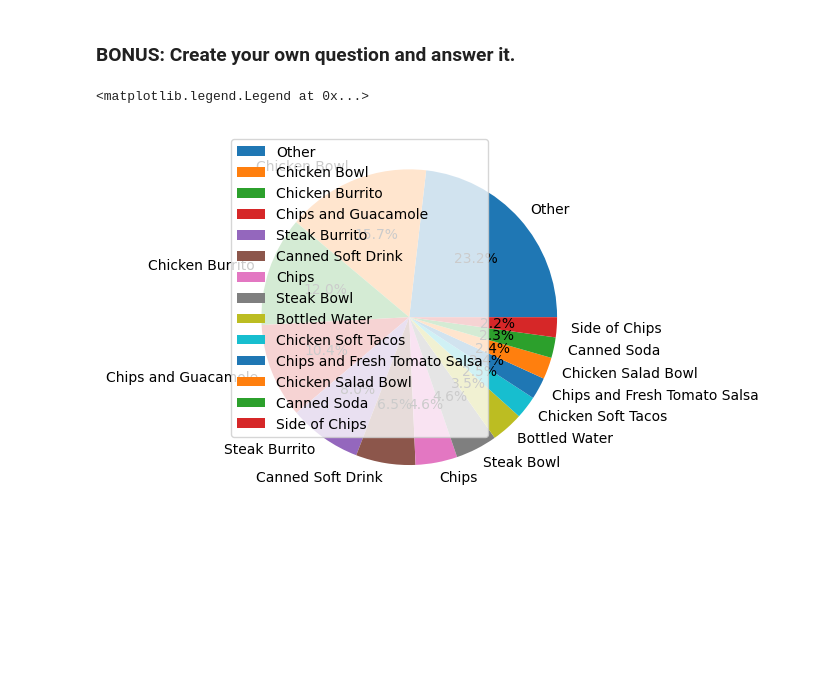
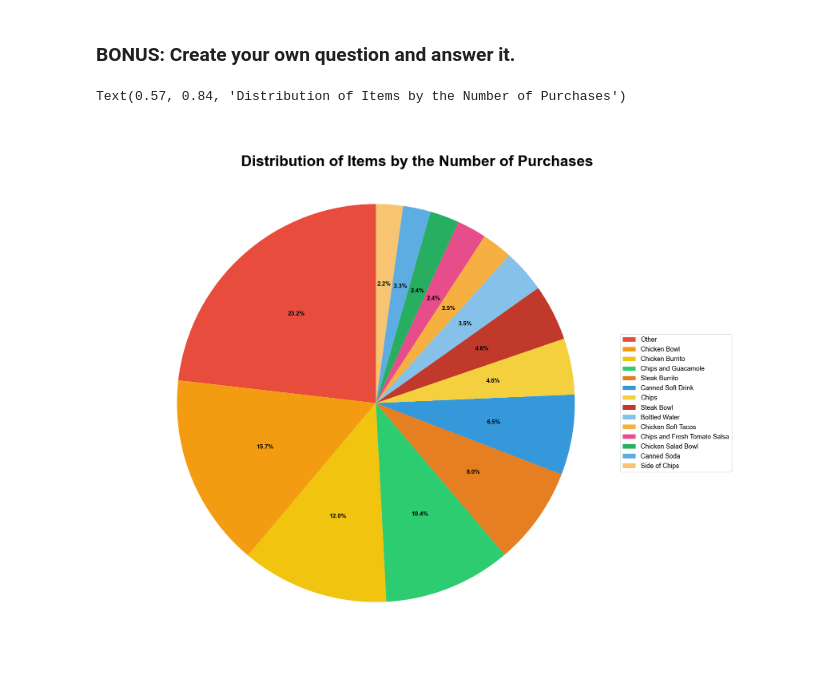
Before and after one commit to progen1tor/pandas-exercises-progress, a Jupyter notebook: 11_indexing/exercises.ipynb, the cells around one changed output. Drawn from its saved outputs; the diff is of its cells as text; code cells hidden in the pictures; blank space fills up the shorter version.

```diff
--- a/11_indexing/exercises.ipynb
+++ b/11_indexing/exercises.ipynb
@@ -41,23 +41,35 @@ called['order_sum'] = called.item_price * called.quantity
 # %%
 # let's find how many items of each type were purchased & build pie chart
 items = called.item_name.value_counts().to_frame().rename(columns={'count': 'bought'})
 
 # i wanna find all items that were bought less then 100 times & group them into one group called `other`
 less_100 = items['bought'] < 100
 less_100_total = items.loc[less_100].sum()
 items = items.loc[~(less_100)]
 items = pd.concat([
     items,
     pd.DataFrame([less_100_total.bought], index=['Other'], columns=['bought'])
 ]).sort_values('bought', ascending=False)
 
 # then it's time to build a pie chart
+plt.figure(figsize=(20, 20))
+colors = ['#E74C3C', '#F39C12', '#F1C40F', '#2ECC71', '#E67E22', '#3498DB', '#F4D03F', '#C0392B', '#85C1E9', '#F5B041', '#E74C8B', '#27AE60', '#5DADE2', '#F8C471']
+
 plt.pie(
     x=items.bought,
     labels=items.index,
-    autopct='%1.1f%%'
+    autopct='%1.1f%%',
+    colors=colors, labeldistance=None, startangle=90, radius=.9,
+    textprops={'fontfamily': 'Arial', 'fontweight': 'bold', 'fontsize': 12}
 )
-plt.legend()
+
+plt.legend(
+    ncols=1,
+    prop={'family': 'Arial', 'size': 13},
+    loc='center right', bbox_to_anchor=(1.15, .5)
+)
+
+plt.suptitle('Distribution of Items by the Number of Purchases', fontsize=30, x=.57, y=.84, fontweight='bold', fontfamily='Arial')
 # %% [output]
-<matplotlib.legend.Legend at 0x...>
+Text(0.57, 0.84, 'Distribution of Items by the Number of Purchases')
-[figure, old version]
+[figure, new version]
```
